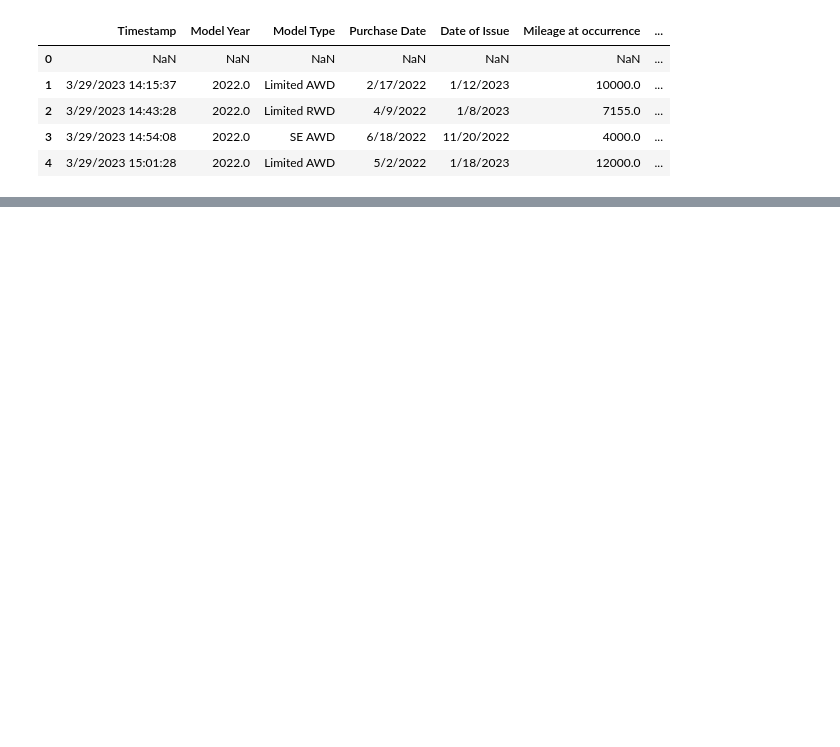
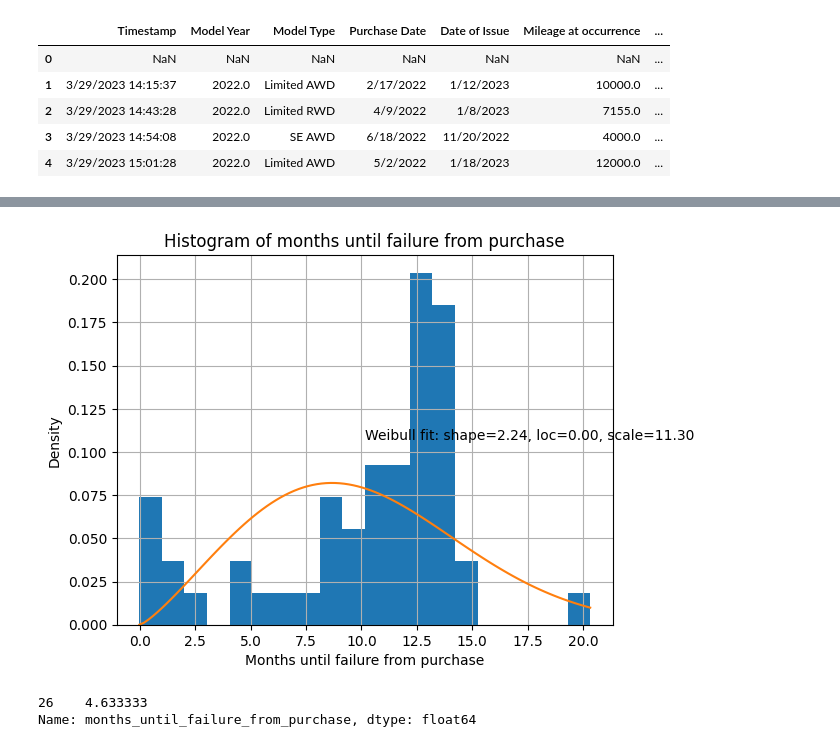
Before and after one commit to TaiPhamD/quarto_example, a Jupyter notebook: ioniq5_iccu.ipynb, the cells around one changed output, grey strips where cells are left out. Drawn from its saved outputs; the diff is of its cells as text; code cells hidden in the pictures; blank space fills up the shorter version.

Commit message:
add weibull example

```diff
--- a/ioniq5_iccu.ipynb
+++ b/ioniq5_iccu.ipynb
@@ -42,0 +43,27 @@ plt.show()
+# %%
+# only drop na values on the months_until_failure_from_purchase column
+df = df.dropna(subset=['months_until_failure_from_purchase'])
+import numpy as np
+from scipy.stats import weibull_min
+# fit the distribution
+shape, loc, scale = weibull_min.fit(df['months_until_failure_from_purchase'], floc=0)
+# plot the histogram
+df['months_until_failure_from_purchase'].hist(bins=20, density=True)
+# create a range of values to evaluate the distribution
+x = np.linspace(df['months_until_failure_from_purchase'].min(), df['months_until_failure_from_purchase'].max(), 100)
+# plot the pdf
+plt.plot(x, weibull_min.pdf(x, shape, loc, scale))
+# add labels and title
+plt.xlabel('Months until failure from purchase')
+plt.ylabel('Density')
+# add label for weibull fit
+plt.text(0.5, 0.5, 'Weibull fit: shape={:.2f}, loc={:.2f}, scale={:.2f}'.format(shape, loc, scale), transform=plt.gca().transAxes)
+plt.title('Histogram of months until failure from purchase')
+plt.show()
+# %% [output]
+[figure, added]
+# %%
+df['months_until_failure_from_purchase']
+# %% [output]
+26    4.633333
+Name: months_until_failure_from_purchase, dtype: float64
```
Also changed, not shown: parts of 2 cells of this notebook.
